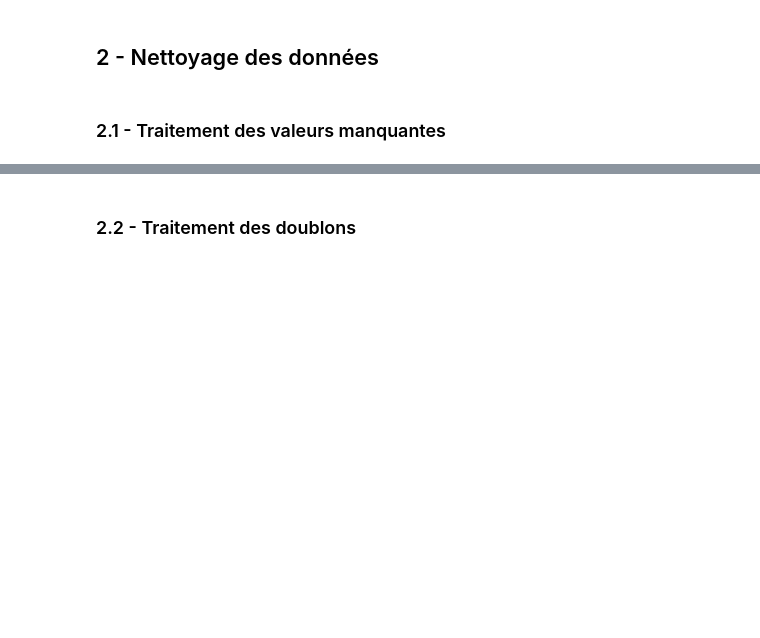
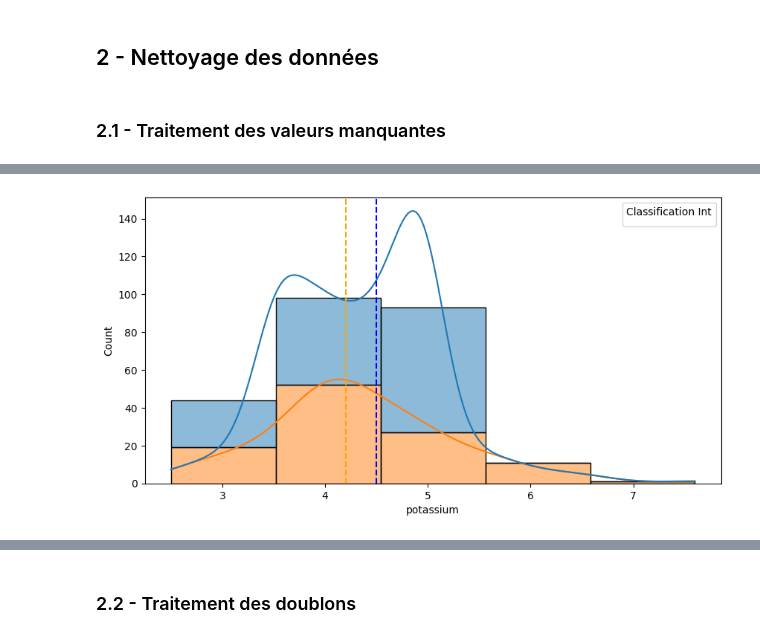
Before and after one commit to Dim2960/semiology_AI, a Jupyter notebook: mrc_folder/dataset.ipynb, the cells around one changed output, grey strips where cells are left out. Cells and saved outputs as stored; diff of their text form; code cells hidden in the pictures; blank space fills up the shorter version.

```diff
--- a/mrc_folder/dataset.ipynb
+++ b/mrc_folder/dataset.ipynb
@@ -220,0 +297,44 @@ plt.show()
+# %%
+# white_blood_cell_count 0 mean, 1 median
+# Calculate mean for 'classification_int' == 0
+mean_value = df.loc[df['classification_int'] == 0, 'white_blood_cell_count'].mean()
+# Fill NaN values for 'classification_int' == 0
+df.loc[df['classification_int'] == 0, 'white_blood_cell_count'] = df.loc[df['classification_int'] == 0, 'white_blood_cell_count'].fillna(mean_value)
+
+# Calculate median for 'classification_int' == 1
+median_value = df.loc[df['classification_int'] == 1, 'white_blood_cell_count'].median()
+# Fill NaN values for 'classification_int' == 1
+df.loc[df['classification_int'] == 1, 'white_blood_cell_count'] = df.loc[df['classification_int'] == 1, 'white_blood_cell_count'].fillna(median_value)
+# %%
+# packed_cell_volume 0 median, 1 mean
+# Calculate median for 'classification_int' == 0
+median_value = df.loc[df['classification_int'] == 0, 'packed_cell_volume'].median()
+# Fill NaN values for 'classification_int' == 0
+df.loc[df['classification_int'] == 0, 'packed_cell_volume'] = df.loc[df['classification_int'] == 0, 'packed_cell_volume'].fillna(median_value)
+
+# Calculate mean for 'classification_int' == 1
+mean_value = df.loc[df['classification_int'] == 1, 'packed_cell_volume'].mean()
+# Fill NaN values for 'classification_int' == 1
+df.loc[df['classification_int'] == 1, 'packed_cell_volume'] = df.loc[df['classification_int'] == 1, 'packed_cell_volume'].fillna(mean_value)
+# %%
+# haemoglobin 0 median, 1 mean
+# Calculate median for 'classification_int' == 0
+median_value = df.loc[df['classification_int'] == 0, 'haemoglobin'].median()
+# Fill NaN values for 'classification_int' == 0
+df.loc[df['classification_int'] == 0, 'haemoglobin'] = df.loc[df['classification_int'] == 0, 'haemoglobin'].fillna(median_value)
+
+# Calculate mean for 'classification_int' == 1
+mean_value = df.loc[df['classification_int'] == 1, 'haemoglobin'].mean()
+# Fill NaN values for 'classification_int' == 1
+df.loc[df['classification_int'] == 1, 'haemoglobin'] = df.loc[df['classification_int'] == 1, 'haemoglobin'].fillna(mean_value)
+# %%
+# need another graph for more insight
+plt.figure(figsize=(10, 5))  # Set the figure size
+sns.histplot(data=df, x='potassium', kde=True, hue='classification_int', multiple='stack', binwidth=1)
+plt.legend(title='Classification Int')
+# Add vertical lines for mean or median
+plt.axvline(x=df[df['classification_int'] == 0]['potassium'].median(), color='blue', linestyle='--', label='Mean for 0')
+plt.axvline(x=df[df['classification_int'] == 1]['potassium'].median(), color='orange', linestyle='--', label='Mean for 1')
+plt.show()
+# %% [output]
+[figure, added]
```
Also changed, not shown: parts of 34 cells of this notebook.
